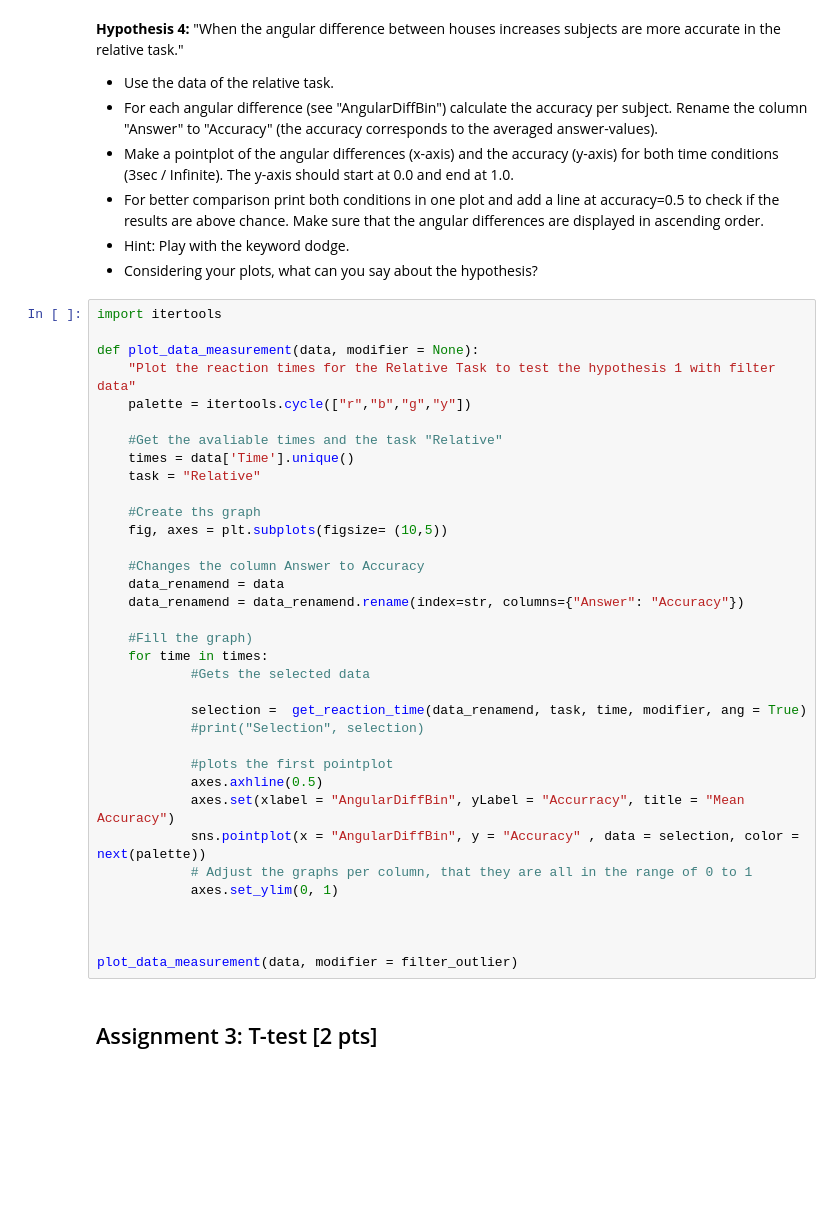
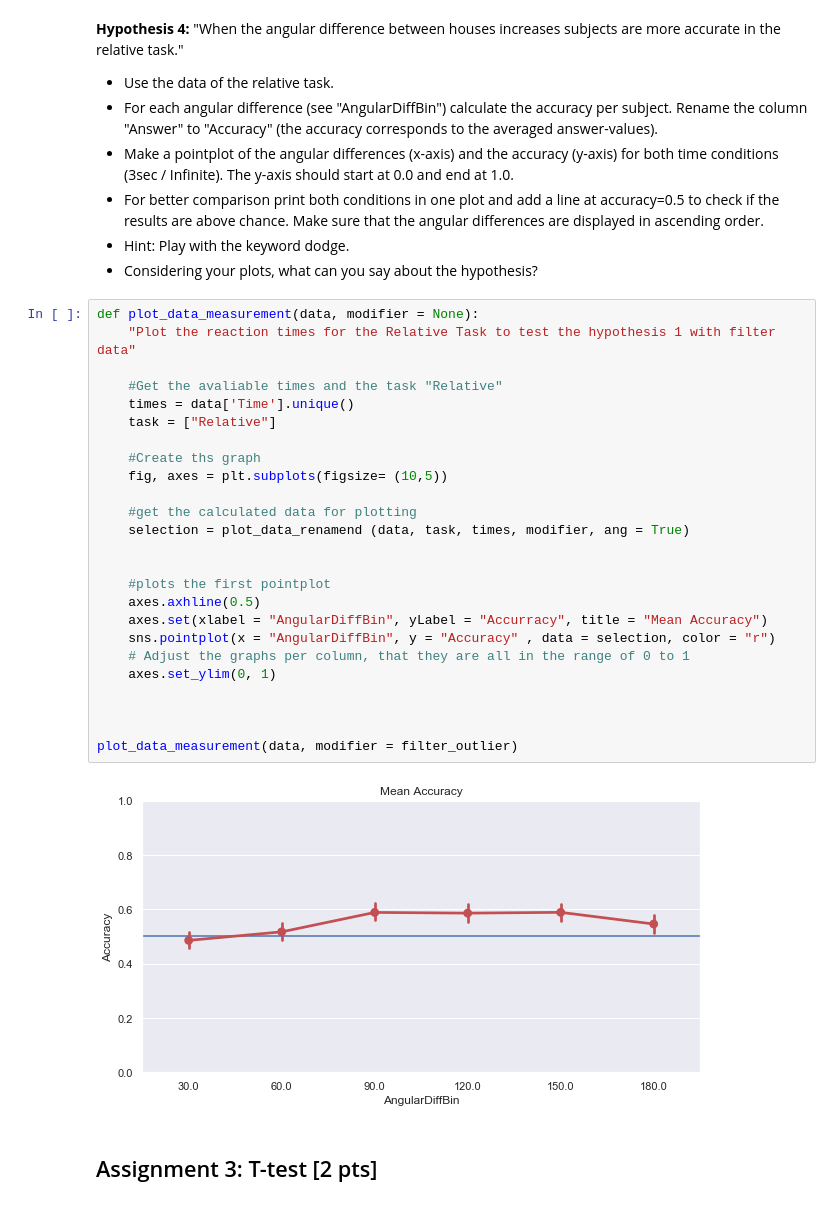
Before and after one commit to NBP-ACC/week-5-acc_2, a Jupyter notebook: sheet03.ipynb, the cells around one changed output. Saved outputs shown, nothing was run; the diff lists cells and outputs as text; blank space fills up the shorter version.

```diff
--- a/sheet03.ipynb
+++ b/sheet03.ipynb
@@ -375,40 +355,32 @@ The output does not clearly verify the hypothesis since there is only a tiny inc
 - Hint: Play with the keyword dodge.
 - Considering your plots, what can you say about the hypothesis?
 # %%
-import itertools
-
 def plot_data_measurement(data, modifier = None):
     "Plot the reaction times for the Relative Task to test the hypothesis 1 with filter data"
-    palette = itertools.cycle(["r","b","g","y"])
 
     #Get the avaliable times and the task "Relative"
     times = data['Time'].unique()
-    task = "Relative"
+    task = ["Relative"]
 
     #Create ths graph
     fig, axes = plt.subplots(figsize= (10,5))
 
-    #Changes the column Answer to Accuracy
-    data_renamend = data
-    data_renamend = data_renamend.rename(index=str, columns={"Answer": "Accuracy"})
+    #get the calculated data for plotting
+    selection = plot_data_renamend (data, task, times, modifier, ang = True)
 
-    #Fill the graph)
-    for time in times:
-            #Gets the selected data
 
-            selection =  get_reaction_time(data_renamend, task, time, modifier, ang = True)
-            #print("Selection", selection)
-
-            #plots the first pointplot
-            axes.axhline(0.5)
-            axes.set(xlabel = "AngularDiffBin", yLabel = "Accurracy", title = "Mean Accuracy")
-            sns.pointplot(x = "AngularDiffBin", y = "Accuracy" , data = selection, color = next(palette))
-            # Adjust the graphs per column, that they are all in the range of 0 to 1
-            axes.set_ylim(0, 1)
+    #plots the first pointplot
+    axes.axhline(0.5)
+    axes.set(xlabel = "AngularDiffBin", yLabel = "Accurracy", title = "Mean Accuracy")
+    sns.pointplot(x = "AngularDiffBin", y = "Accuracy" , data = selection, color = "r")
+    # Adjust the graphs per column, that they are all in the range of 0 to 1
+    axes.set_ylim(0, 1)
 
 
 
 plot_data_measurement(data, modifier = filter_outlier)
+# %% [output]
+[figure, added]
 # %% [markdown]
 ## Assignment 3: T-test [2 pts]
 # %% [markdown]
```
Also changed, not shown: parts of 5 cells of this notebook.
